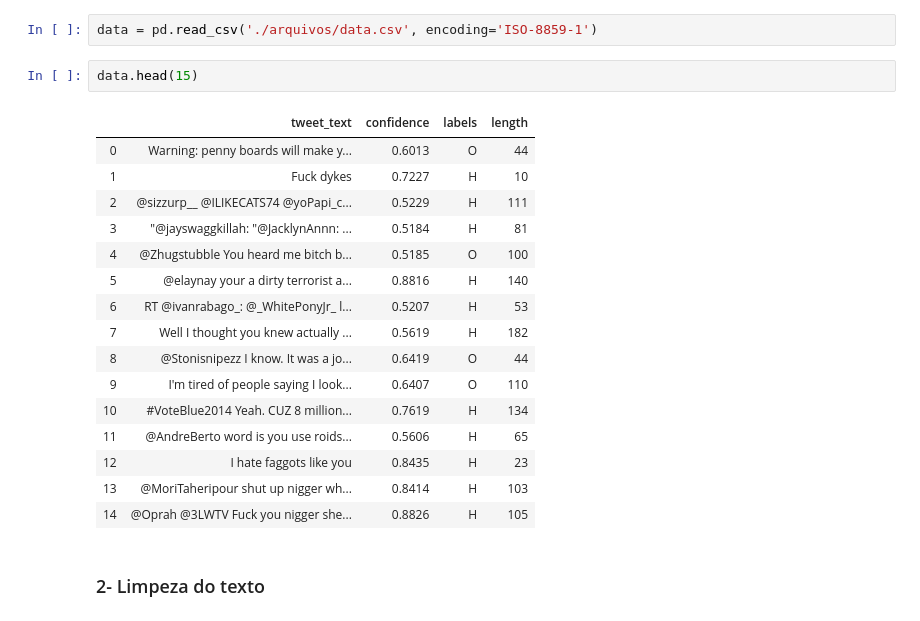
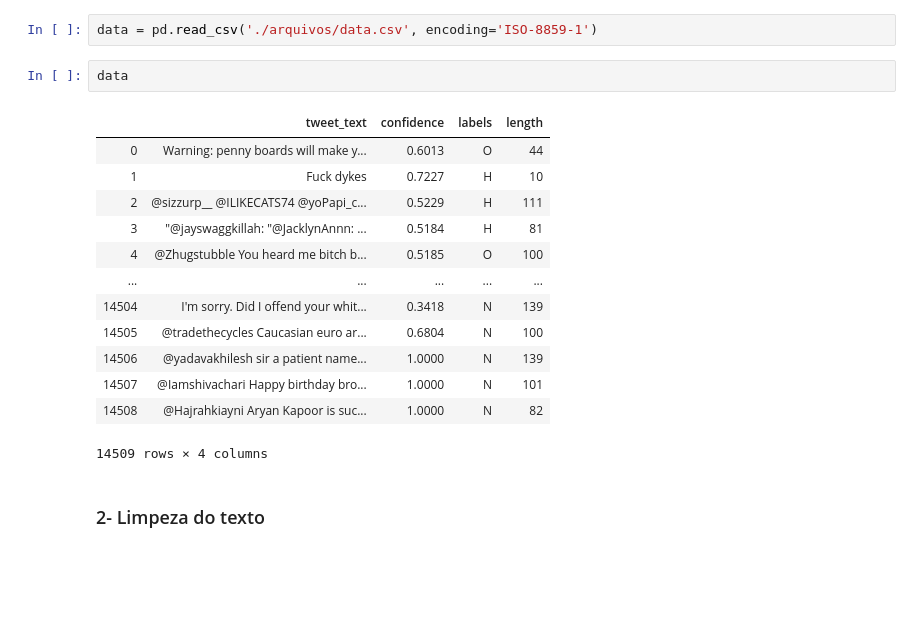
Before and after one commit to filipecard/analise-de-odio, a Jupyter notebook: Análise Descritiva Supervisionada/2 - Preparação dos dados.ipynb, the cells around one changed output. Saved outputs shown, nothing was run; the diff lists cells and outputs as text; blank space fills up the shorter version.

```diff
--- a/Análise Descritiva Supervisionada/2 - Preparação dos dados.ipynb
+++ b/Análise Descritiva Supervisionada/2 - Preparação dos dados.ipynb
@@ -8,24 +8,21 @@ pd.set_option('max_colwidth', 300)
 # %%
 data = pd.read_csv('./arquivos/data.csv', encoding='ISO-8859-1')
 # %%
-data.head(15)
+data
 # %% [output]
 |  | tweet_text | confidence | labels | length |
 | 0 | Warning: penny boards will make y... | 0.6013 | O | 44 |
 | 1 | Fuck dykes | 0.7227 | H | 10 |
 | 2 | @sizzurp__ @ILIKECATS74 @yoPapi_c... | 0.5229 | H | 111 |
 | 3 | "@jayswaggkillah: "@JacklynAnnn: ... | 0.5184 | H | 81 |
 | 4 | @Zhugstubble You heard me bitch b... | 0.5185 | O | 100 |
-| 5 | @elaynay your a dirty terrorist a... | 0.8816 | H | 140 |
-| 6 | RT @ivanrabago_: @_WhitePonyJr_ l... | 0.5207 | H | 53 |
-| 7 | Well I thought you knew actually ... | 0.5619 | H | 182 |
-| 8 | @Stonisnipezz I know. It was a jo... | 0.6419 | O | 44 |
-| 9 | I'm tired of people saying I look... | 0.6407 | O | 110 |
-| 10 | #VoteBlue2014 Yeah. CUZ 8 million... | 0.7619 | H | 134 |
-| 11 | @AndreBerto word is you use roids... | 0.5606 | H | 65 |
-| 12 | I hate faggots like you | 0.8435 | H | 23 |
-| 13 | @MoriTaheripour shut up nigger wh... | 0.8414 | H | 103 |
-| 14 | @Oprah @3LWTV Fuck you nigger she... | 0.8826 | H | 105 |
+| ... | ... | ... | ... | ... |
+| 14504 | I'm sorry. Did I offend your whit... | 0.3418 | N | 139 |
+| 14505 | @tradethecycles Caucasian euro ar... | 0.6804 | N | 100 |
+| 14506 | @yadavakhilesh sir a patient name... | 1.0000 | N | 139 |
+| 14507 | @Iamshivachari Happy birthday bro... | 1.0000 | N | 101 |
+| 14508 | @Hajrahkiayni Aryan Kapoor is suc... | 1.0000 | N | 82 |
+14509 rows × 4 columns
 # %% [markdown]
 ### 2- Limpeza do texto
 # %%
```
Also changed, not shown: parts of 4 cells of this notebook, 3 other files.
